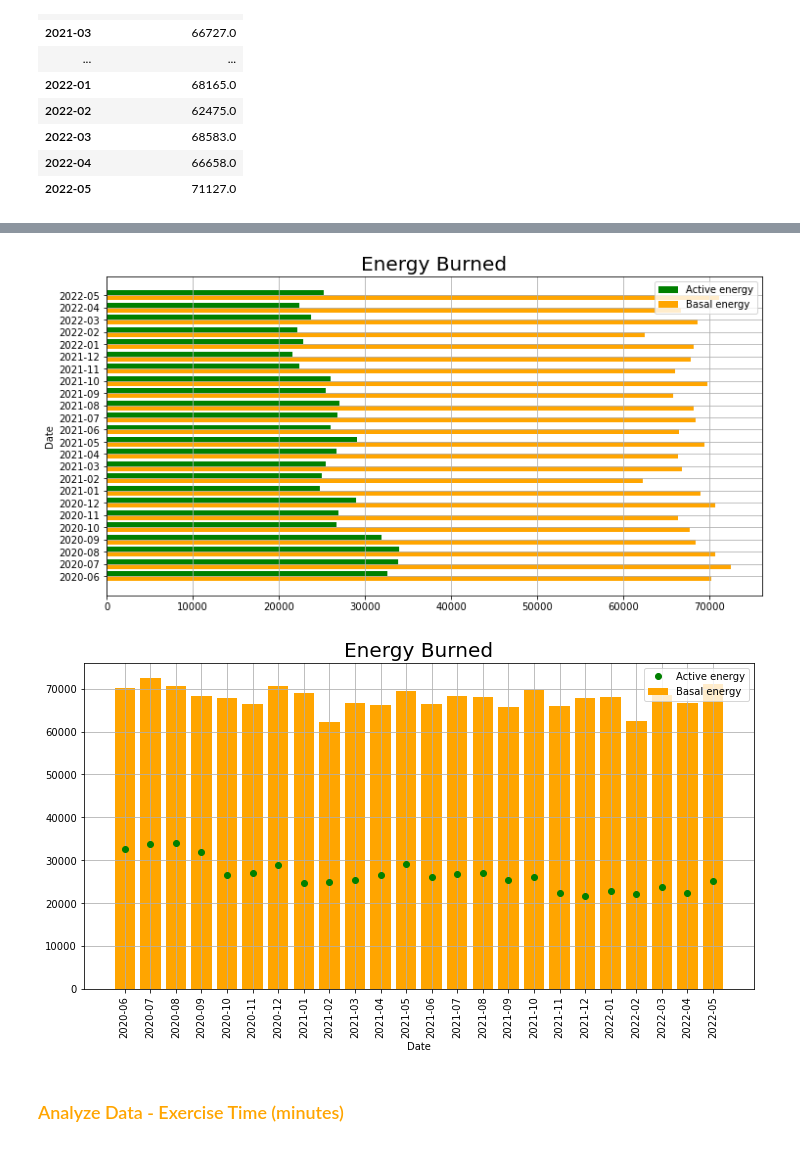
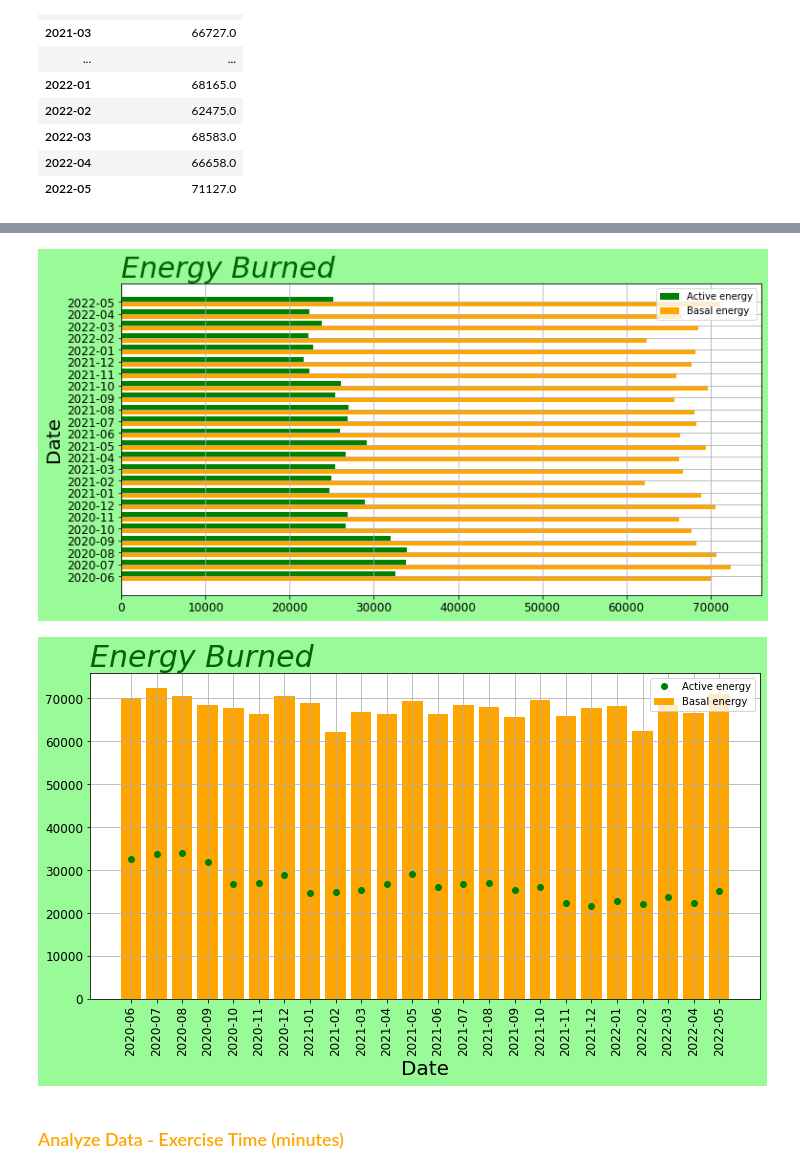
Before and after one commit to KimBug29/AppleDataKW, a Jupyter notebook: HealthData.ipynb, the cells around one changed output, grey strips where cells are left out. Cells and saved outputs as stored; diff of their text form; code cells hidden in the pictures.

Commit message:
Customized chart colors

```diff
--- a/HealthData.ipynb
+++ b/HealthData.ipynb
@@ -177,31 +180,33 @@ plt.show()
 # %%
-#Plot the 2-year period (in months) of Active Energy Burned (calories) and Basal Energy Burned (calories) in a grouped bar chart.
-plt.figure(figsize = (12, 6))
+#Plot the 2-year period (in months) of Active Energy Burned (calories) and Basal Energy Burned (calories) in a grouped bar chart with custom chart formatting.
+plt.figure(figsize = (12, 6), facecolor = "palegreen")
 plt.barh(health_data_2year_dataframe['Date'], health_data_2year_dataframe['Active energy burned(Cal)'], color = "green",
     align = "edge", height = 0.4)
 plt.barh(health_data_2year_dataframe['Date'], health_data_2year_dataframe['Basal energy burned(Cal)'], color = "orange",
     align = "edge", height = -0.4)
 plt.legend (["Active energy","Basal energy"])
-plt.ylabel("Date")
+plt.ylabel("Date", fontsize = 20)
+plt.tick_params(axis = "both", labelsize = "large")
 plt.grid()
-plt.title("Energy Burned", fontsize=20)
+plt.title("Energy Burned", fontsize=30, loc = "left", fontstyle = "oblique", color = "darkgreen")
 plt.show()
 # %% [output]
-[figure, old version]
+[figure, new version]
 # %%
-#Plot the 2-year period (in months) of Active Energy Burned (calories) and Basal Energy Burned (calories) in a combination plot.
-plt.figure(figsize = (12, 6))
+#Plot the 2-year period (in months) of Active Energy Burned (calories) and Basal Energy Burned (calories) in a combination plot with custom chart formatting.
+plt.figure(figsize = (12, 6), facecolor = "palegreen")
 plt.plot_date(health_data_2year_dataframe['Date'], health_data_2year_dataframe['Active energy burned(Cal)'], color = "green",
     linewidth = 10)
 plt.bar(health_data_2year_dataframe['Date'], health_data_2year_dataframe['Basal energy burned(Cal)'], color = "orange")
 plt.legend (["Active energy","Basal energy"])
-plt.xlabel ("Date")
+plt.xlabel ("Date", fontsize = 20)
 plt.xticks(rotation="vertical")
+plt.tick_params(axis = "both", labelsize = "large")
 plt.grid()
-plt.title("Energy Burned", fontsize=20)
+plt.title("Energy Burned", fontsize=30, loc = "left", fontstyle = "oblique", color = "darkgreen")
 plt.show()
 # %% [output]
-[figure, old version]
+[figure, new version]
 # %% [markdown]
 <h3 style="font-size:3rm;color:orange;">Analyze Data - Exercise Time (minutes)</h3>
 # %%
```
Also changed, not shown: parts of 4 cells of this notebook.
